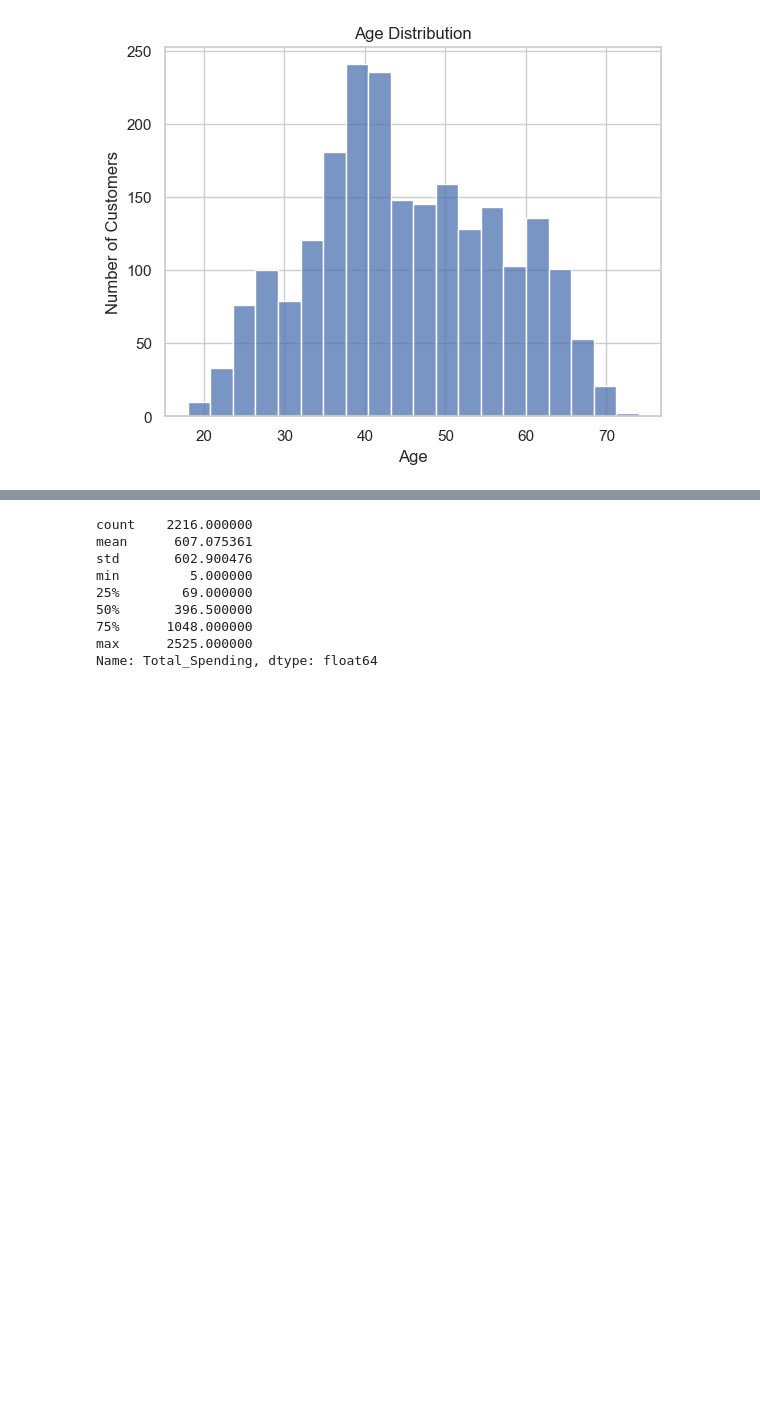
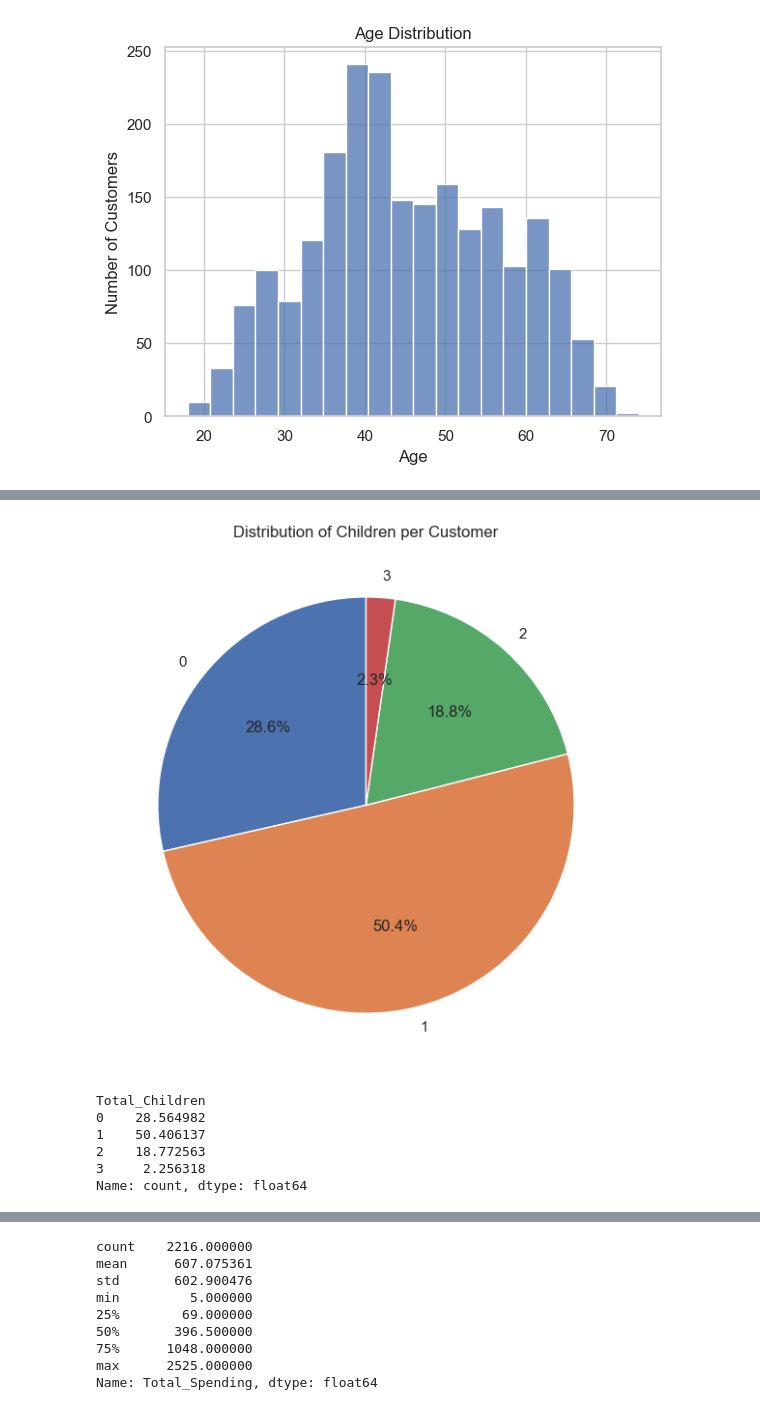
Before and after one commit to fridacarbajalordonez/customer-segmentation-kmeans, a Jupyter notebook: notebooks/customer_segmentation.ipynb, the cells around one changed output, grey strips where cells are left out. Drawn from its saved outputs; the diff is of its cells as text; code cells hidden in the pictures; blank space fills up the shorter version.

```diff
--- a/notebooks/customer_segmentation.ipynb
+++ b/notebooks/customer_segmentation.ipynb
@@ -874,0 +877,3 @@ The newly created Age variable ranges from 18 to 74 years, with a mean age of ap
+# %%
+df_clean["Total_Children"] = (df_clean["Kidhome"] + df_clean["Teenhome"])
+df_clean["Total_Children"].describe()
@@ -874,0 +890,31 @@ The newly created Age variable ranges from 18 to 74 years, with a mean age of ap
+# %%
+
+# Count children by customer
+children_distribution = (df_clean["Total_Children"].value_counts().sort_index())
+
+# Calculate percentages
+children_percentages = (children_distribution / children_distribution.sum() * 100)
+
+# Pie chart
+plt.figure(figsize=(9, 7))
+
+plt.pie(
+    children_distribution,
+    labels=children_percentages.index,
+    autopct="%1.1f%%",
+    startangle=90
+)
+
+plt.title("Distribution of Children per Customer")
+plt.show()
+# %% [output]
+[figure, added]
+# %%
+children_percentages
+# %% [output]
+Total_Children
+0    28.564982
+1    50.406137
+2    18.772563
+3     2.256318
+Name: count, dtype: float64
```
Also changed, not shown: parts of 21 cells of this notebook.
